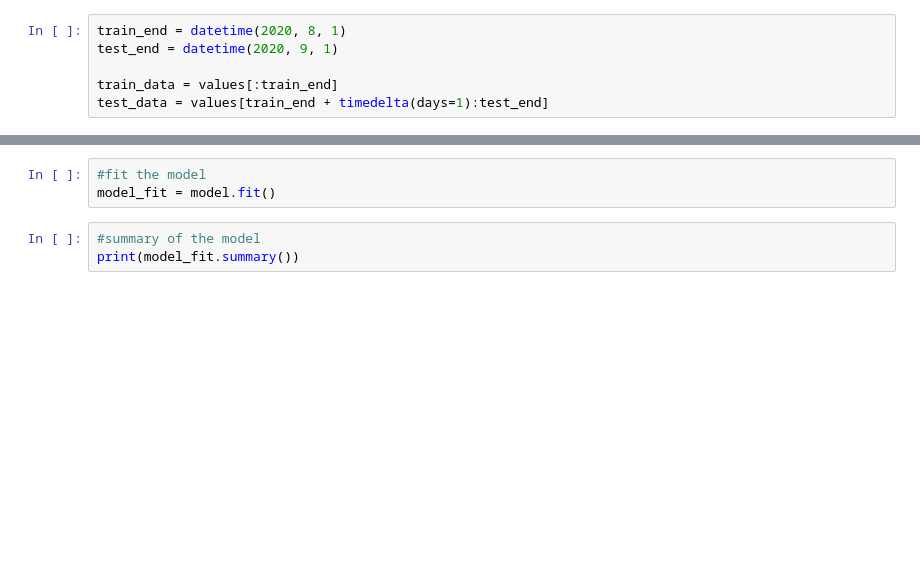
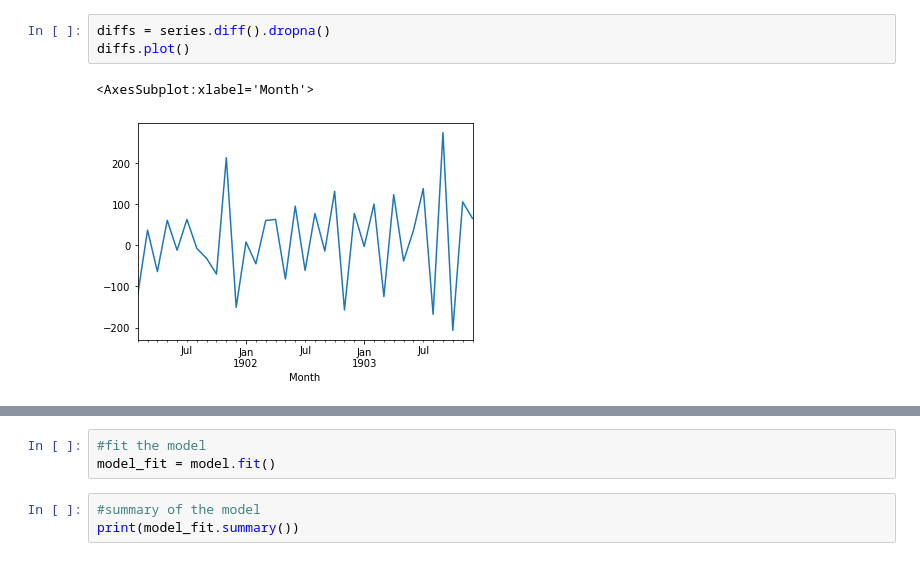
Before and after one commit to arjunc12/cmpinf2120-notebooks, a Jupyter notebook: Time-Series-Analysis/arima-regression.ipynb, the cells around one changed output, grey strips where cells are left out. Saved outputs shown, nothing was run; the diff lists cells and outputs as text; blank space fills up the shorter version.

```diff
--- a/Time-Series-Analysis/arima-regression.ipynb
+++ b/Time-Series-Analysis/arima-regression.ipynb
@@ -70,6 +40,6 @@ pacf_plot = plot_pacf(differences, lags=20)
-# %%
-train_end = datetime(2020, 8, 1)
-test_end = datetime(2020, 9, 1)
-
-train_data = values[:train_end]
-test_data = values[train_end + timedelta(days=1):test_end]
+# %%
+diffs = series.diff().dropna()
+diffs.plot()
+# %% [output]
+<AxesSubplot:xlabel='Month'>
+[figure, added]
```
Also changed, not shown: parts of 35 cells of this notebook, 4 other files.
